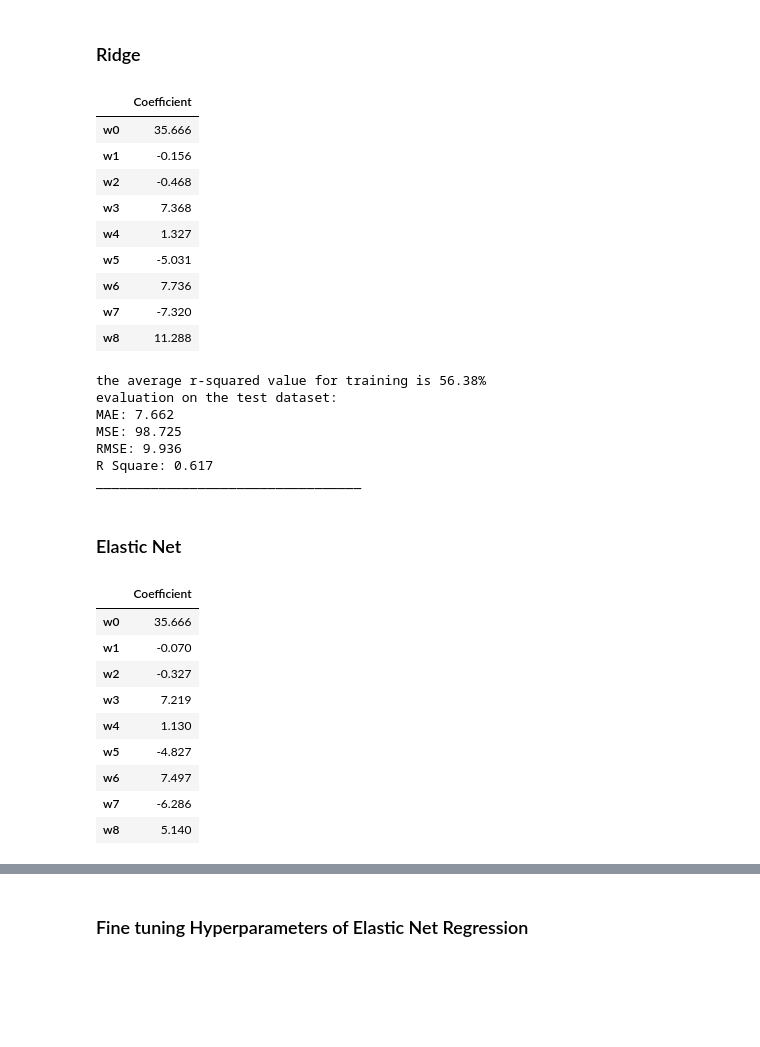
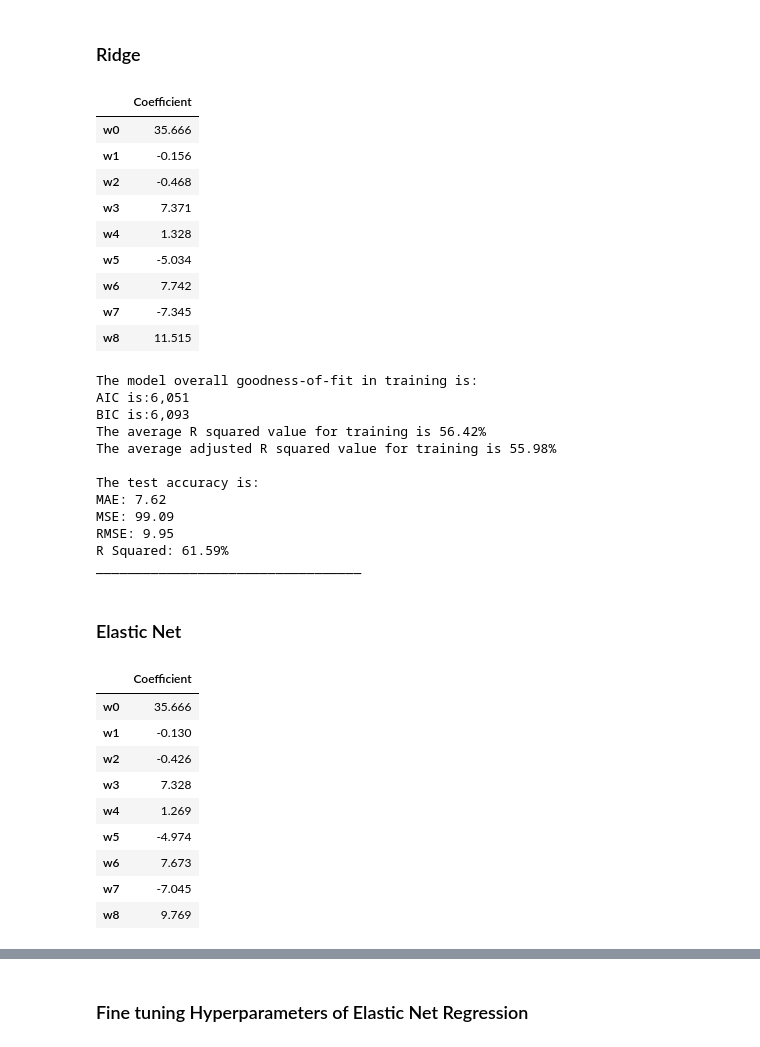
Before and after one commit to SBU-r/CIV555-FS25, a Jupyter notebook: Jupyter Notebooks/Regression.ipynb, the cells around one changed output, grey strips where cells are left out. Drawn from its saved outputs; the diff is of its cells as text; code cells hidden in the pictures; blank space fills up the shorter version.

```diff
--- a/Jupyter Notebooks/Regression.ipynb
+++ b/Jupyter Notebooks/Regression.ipynb
@@ -514,6 +510,6 @@ rr_model = rr.fit(Fr_train,y_str_train)
 # %%
 # regression coefficents
-coeff_Ridge = pd.DataFrame(np.append(rr_model.intercept_,rr_model.coef_),
+coeff_Ridge = pd.DataFrame(np.append(Ridge_model.intercept_,Ridge_model.coef_),
                            index = Coef_names,
                            columns=['Coefficient'])
 coeff_Ridge.round(3)
@@ -522,27 +518,32 @@ coeff_Ridge.round(3)
 | w0 | 35.666 |
 | w1 | -0.156 |
 | w2 | -0.468 |
-| w3 | 7.368 |
-| w4 | 1.327 |
-| w5 | -5.031 |
-| w6 | 7.736 |
-| w7 | -7.320 |
-| w8 | 11.288 |
+| w3 | 7.371 |
+| w4 | 1.328 |
+| w5 | -5.034 |
+| w6 | 7.742 |
+| w7 | -7.345 |
+| w8 | 11.515 |
 # %%
-# evaluate the goodness-of-fit of the regression model in training using cross-validation
-r2_train = cross_val_score(lassor, Fr_train, y_str_train, cv = 5, scoring = 'r2').mean()
-print(f'the average r-squared value for training is {r2_train*100 :.2f}%')
+#evaluate the goodness-of-fit of the regression model in training
+print('\nThe model overall goodness-of-fit in training is:')
+print_selection(Ridge_model, Fr_train, y_str_train, M, N)
 
 # evaluate the model on the test dataset
-print('evaluation on the test dataset:')
-print_evaluate(y_str_test, lassor_model.predict(Fr_test))
+print('\nThe test accuracy is:')
+print_evaluate(y_str_test, Ridge_model.predict(Fr_test))
 # %% [output]
-the average r-squared value for training is 56.38%
-evaluation on the test dataset:
-MAE: 7.662
-MSE: 98.725
-RMSE: 9.936
-R Square: 0.617
+The model overall goodness-of-fit in training is:
+AIC is:6,051
+BIC is:6,093
+The average R squared value for training is 56.42%
+The average adjusted R squared value for training is 55.98%
+
+The test accuracy is:
+MAE: 7.62
+MSE: 99.09
+RMSE: 9.95
+R Squared: 61.59%
 __________________________________
 # %% [markdown]
 ### Elastic Net
@@ -552,23 +553,23 @@ __________________________________
 
 #For l1_ratio = 0 the penalty is an L2 penalty. For l1_ratio = 1 it is an L1
 # penalty. For 0 < l1_ratio < 1, the penalty is a combination of L1 and L2
-enr = ElasticNet(alpha=0.2,l1_ratio=1)
-enr_model = enr.fit(Fr_train,y_str_train)
+
+ElasticNet_model = ElasticNet(alpha=0.06,l1_ratio=1).fit(Fr_train,y_str_train)
 # %%
 # regression coefficents
-coeff_enr = pd.DataFrame(np.append(enr_model.intercept_,enr_model.coef_),
+coeff_enr = pd.DataFrame(np.append(ElasticNet_model.intercept_,ElasticNet_model.coef_),
                          index = Coef_names,
                          columns=['Coefficient'])
 coeff_enr.round(3)
 # %% [output]
 |  | Coefficient |
 | w0 | 35.666 |
-| w1 | -0.070 |
-| w2 | -0.327 |
-| w3 | 7.219 |
-| w4 | 1.130 |
-| w5 | -4.827 |
-| w6 | 7.497 |
-| w7 | -6.286 |
-| w8 | 5.140 |
+| w1 | -0.130 |
+| w2 | -0.426 |
+| w3 | 7.328 |
+| w4 | 1.269 |
+| w5 | -4.974 |
+| w6 | 7.673 |
+| w7 | -7.045 |
+| w8 | 9.769 |
 # %%
```
Also changed, not shown: parts of 31 cells of this notebook.
